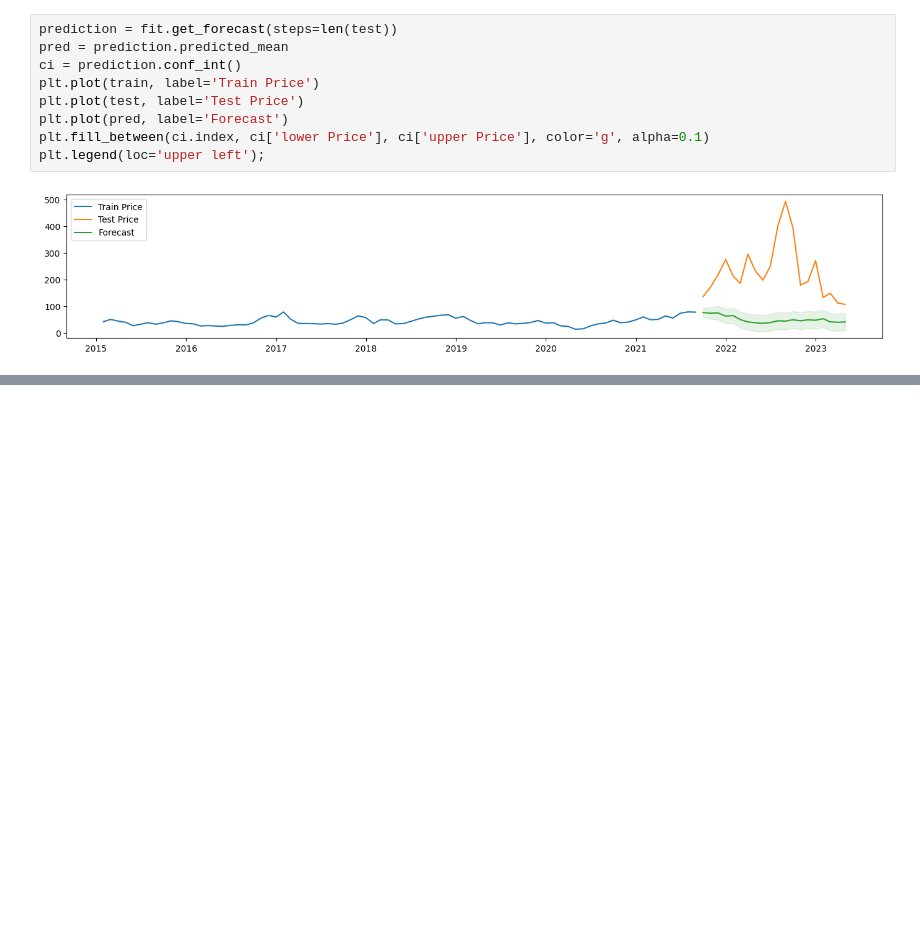
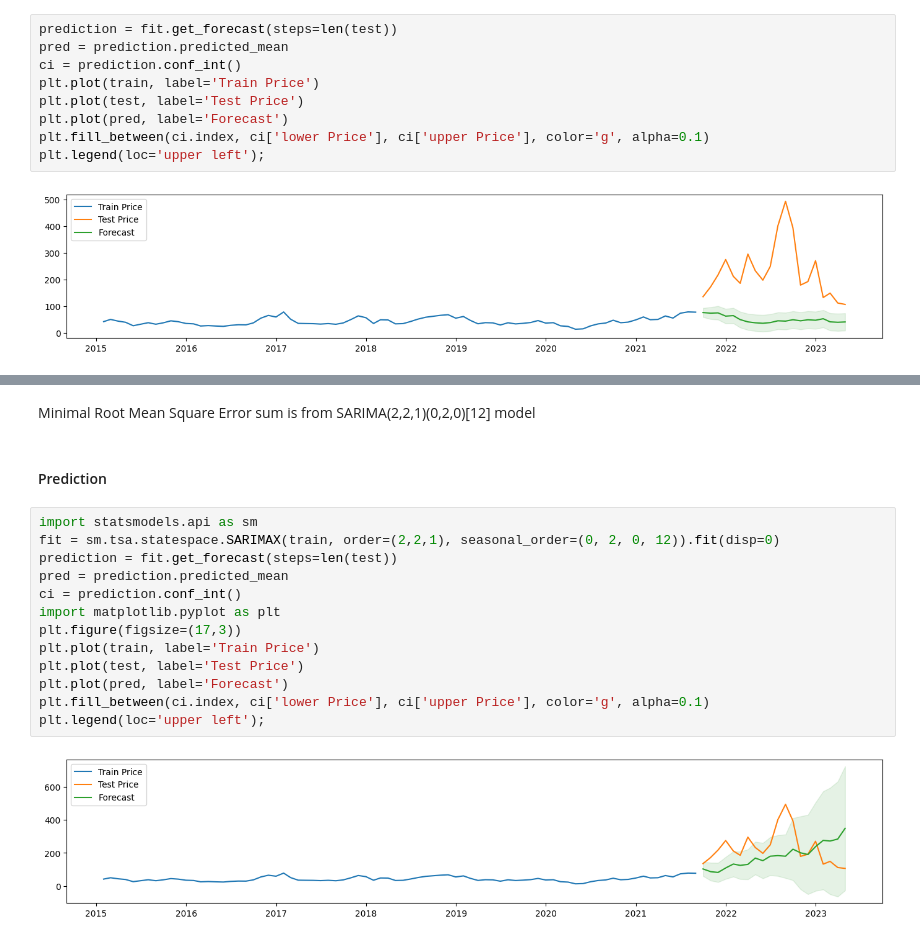
Before and after one commit to emolodniak/jupyter, a Jupyter notebook: sarimax/electricity.ipynb, the cells around one changed output, grey strips where cells are left out. Saved outputs shown, nothing was run; the diff lists cells and outputs as text; blank space fills up the shorter version.

```diff
--- a/sarimax/electricity.ipynb
+++ b/sarimax/electricity.ipynb
@@ -123,0 +134,19 @@ results.head()
+# %% [markdown]
+Minimal Root Mean Square Error sum is from SARIMA(2,2,1)(0,2,0)[12] model
+# %% [markdown]
+#### Prediction
+# %%
+import statsmodels.api as sm
+fit = sm.tsa.statespace.SARIMAX(train, order=(2,2,1), seasonal_order=(0, 2, 0, 12)).fit(disp=0)
+prediction = fit.get_forecast(steps=len(test))
+pred = prediction.predicted_mean
+ci = prediction.conf_int()
+import matplotlib.pyplot as plt
+plt.figure(figsize=(17,3))
+plt.plot(train, label='Train Price')
+plt.plot(test, label='Test Price')
+plt.plot(pred, label='Forecast')
+plt.fill_between(ci.index, ci['lower Price'], ci['upper Price'], color='g', alpha=0.1)
+plt.legend(loc='upper left');
+# %% [output]
+[figure, added]
```
Also changed, not shown: parts of 3 cells of this notebook.
